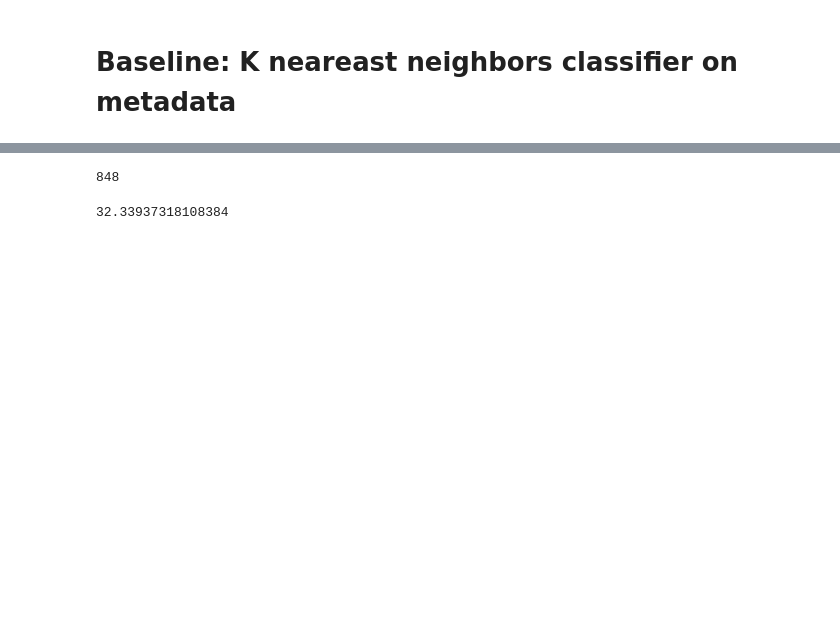
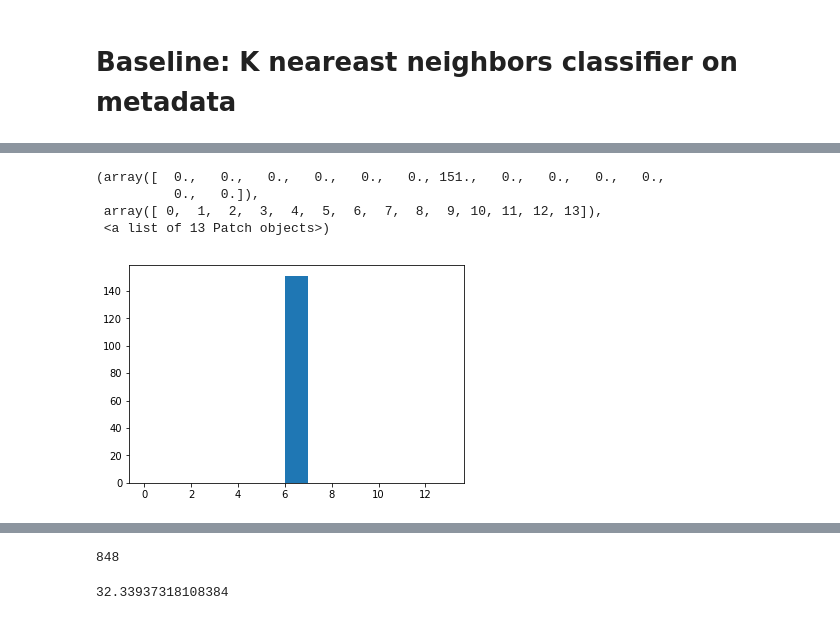
Before and after one commit to neerajkulk/ml_finalproj, a Jupyter notebook: neeraj_baseline.ipynb, the cells around one changed output, grey strips where cells are left out. Drawn from its saved outputs; the diff is of its cells as text; code cells hidden in the pictures; blank space fills up the shorter version.

```diff
--- a/neeraj_baseline.ipynb
+++ b/neeraj_baseline.ipynb
@@ -31,3 +23,11 @@ metadata
+# %%
+plt.hist(metadata.target,bins=range(14))
+# %% [output]
+(array([  0.,   0.,   0.,   0.,   0.,   0., 151.,   0.,   0.,   0.,   0.,
+          0.,   0.]),
+ array([ 0,  1,  2,  3,  4,  5,  6,  7,  8,  9, 10, 11, 12, 13]),
+ <a list of 13 Patch objects>)
+[figure, added]
 # %%
 # Make training - validation/test split
 X_train = metadata.iloc[:7000,0:11].values
```
Also changed, not shown: parts of 11 cells of this notebook.
